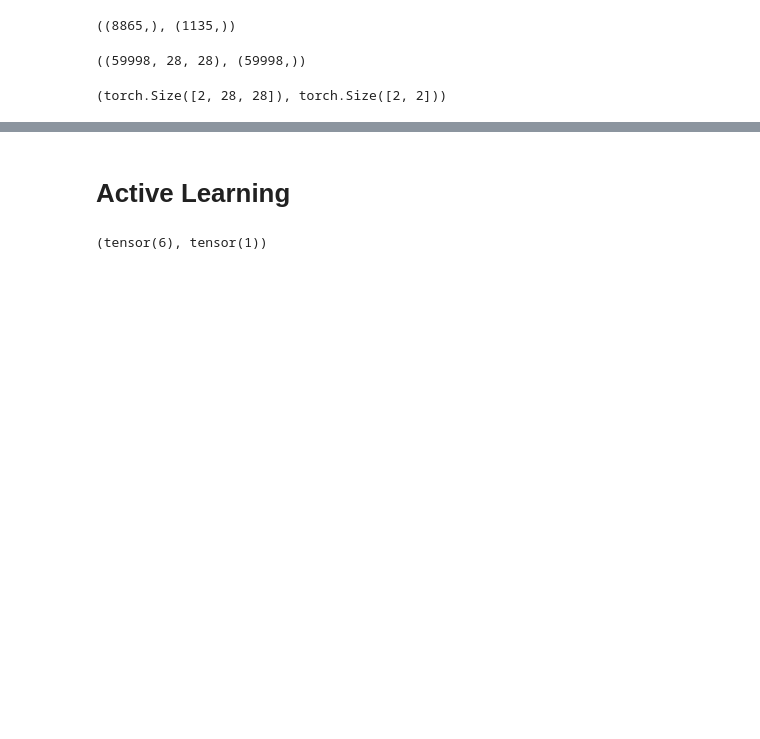
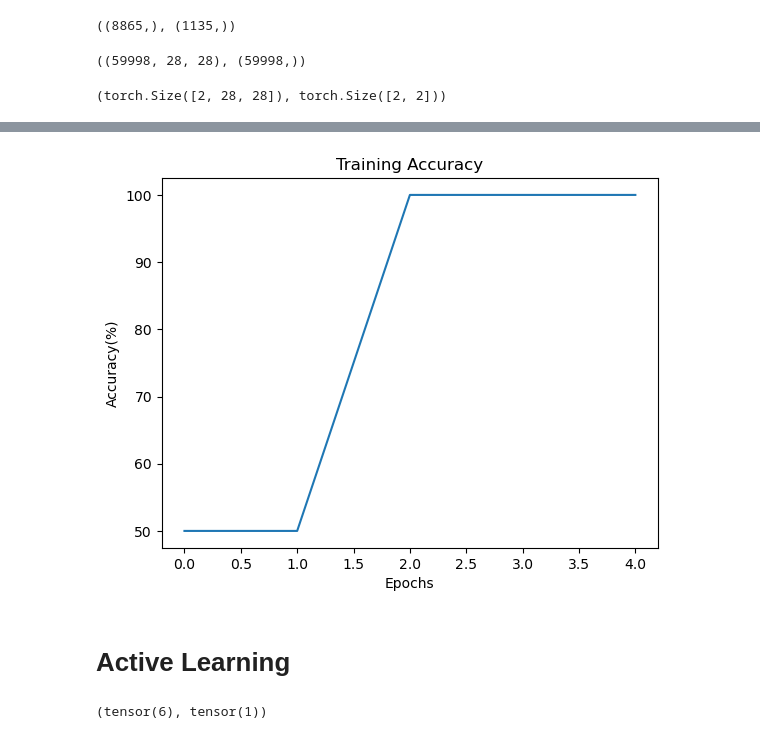
Before and after one commit to Khush24Shah/AL_MNIST, a Jupyter notebook: mixed_rank_AL_MNIST.ipynb, the cells around one changed output, grey strips where cells are left out. Drawn from its saved outputs; the diff is of its cells as text; code cells hidden in the pictures; blank space fills up the shorter version.

```diff
--- a/mixed_rank_AL_MNIST.ipynb
+++ b/mixed_rank_AL_MNIST.ipynb
@@ -217,6 +220,7 @@ fig.show()
 # %%
-fig = go.Figure()
-fig.add_trace(go.Scatter(y=100*(accuracy[:, 0]+accuracy[:, 1])/(accuracy[:, 0]+accuracy[:, 1]+accuracy[:, 2]+accuracy[:, 3]), mode='lines+markers'))
-fig.update_layout(title='Training Accuracy', xaxis_title='Epoch', yaxis_title='Accuracy (%)')
-fig.show()
+plt.plot(100*(accuracy[:, 0]+accuracy[:, 1])/(accuracy[:, 0]+accuracy[:, 1]+accuracy[:, 2]+accuracy[:, 3]))
+plt.xlabel("Epochs")
+plt.ylabel("Accuracy(%)")
+plt.title("Training Accuracy")
+plt.show()
 # %% [output]
@@ -224,3 +227,4 @@ fig.show()
+[figure, added]
 # %% [markdown]
 # Active Learning
 # %%
```
Also changed, not shown: parts of 8 cells of this notebook.
